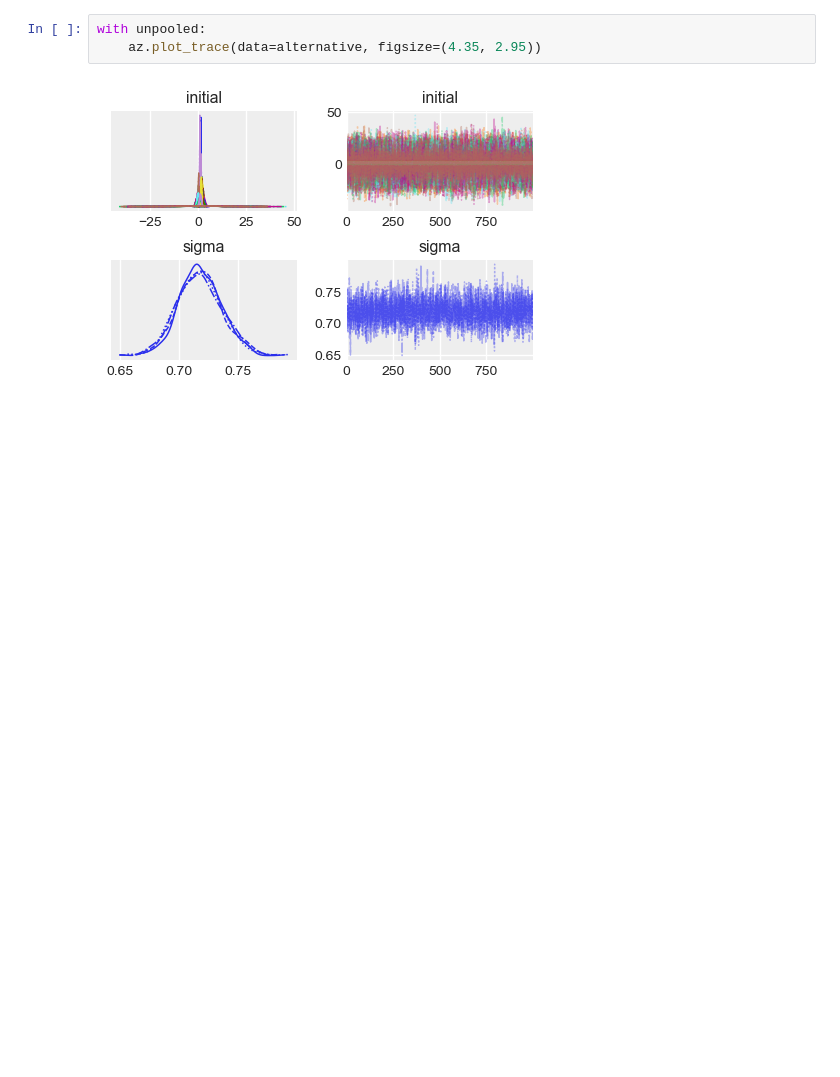
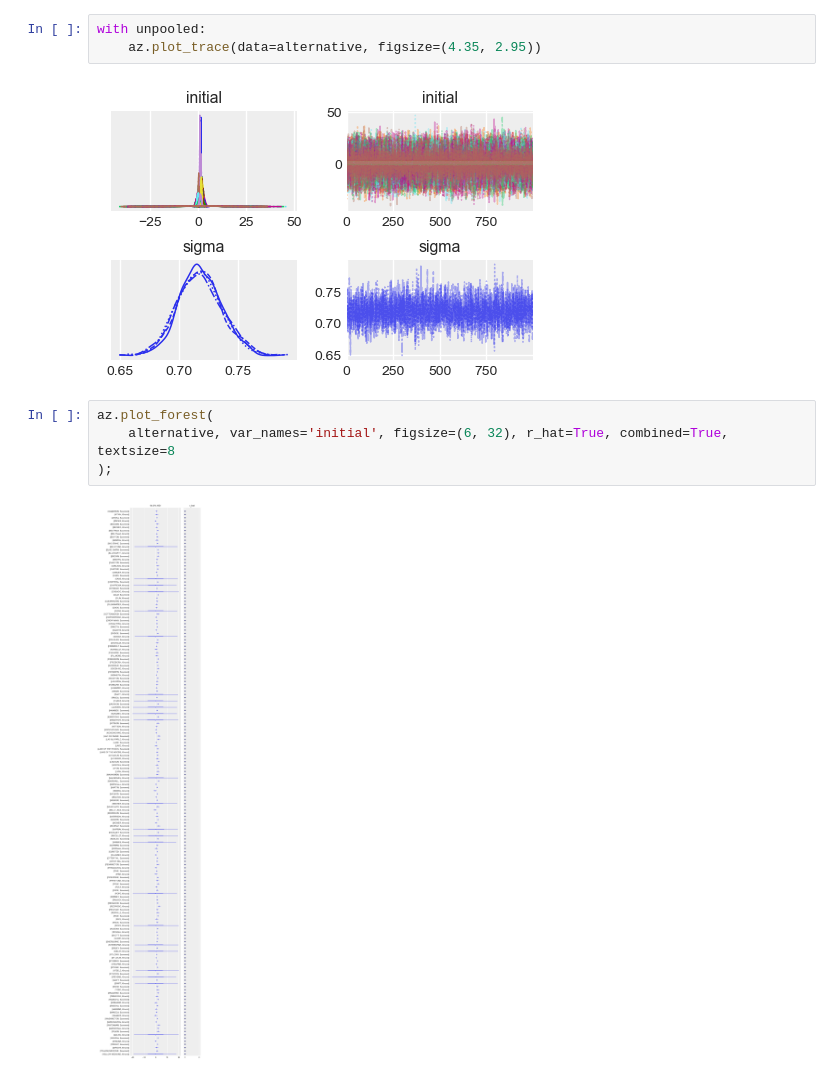
Before and after one commit to plausibilities/delineating, a Jupyter notebook: notebooks/radon.ipynb, the cells around one changed output. Cells and saved outputs as stored; diff of their text form; blank space fills up the shorter version.

```diff
--- a/notebooks/radon.ipynb
+++ b/notebooks/radon.ipynb
@@ -929,3 +929,9 @@ with unpooled:
     az.plot_trace(data=alternative, figsize=(4.35, 2.95))
 # %% [output]
 [figure]
+# %%
+az.plot_forest(
+    alternative, var_names='initial', figsize=(6, 32), r_hat=True, combined=True, textsize=8
+);
+# %% [output]
+[figure, added]
```
